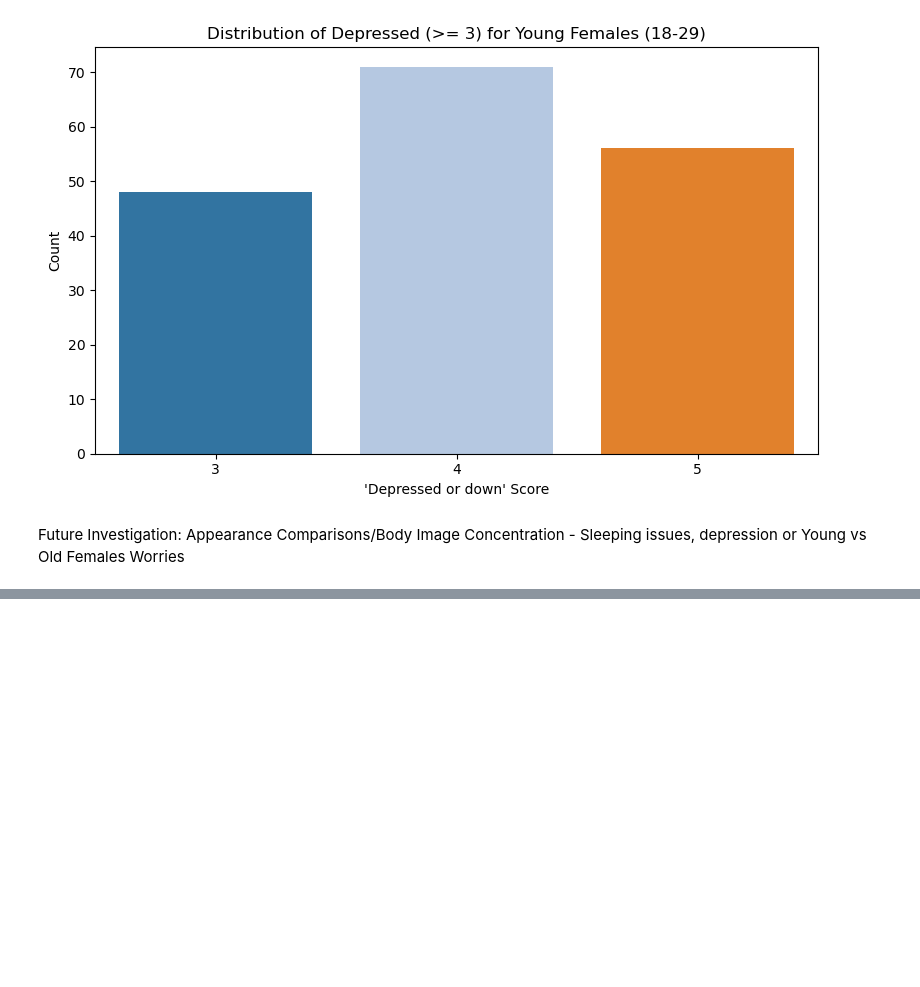
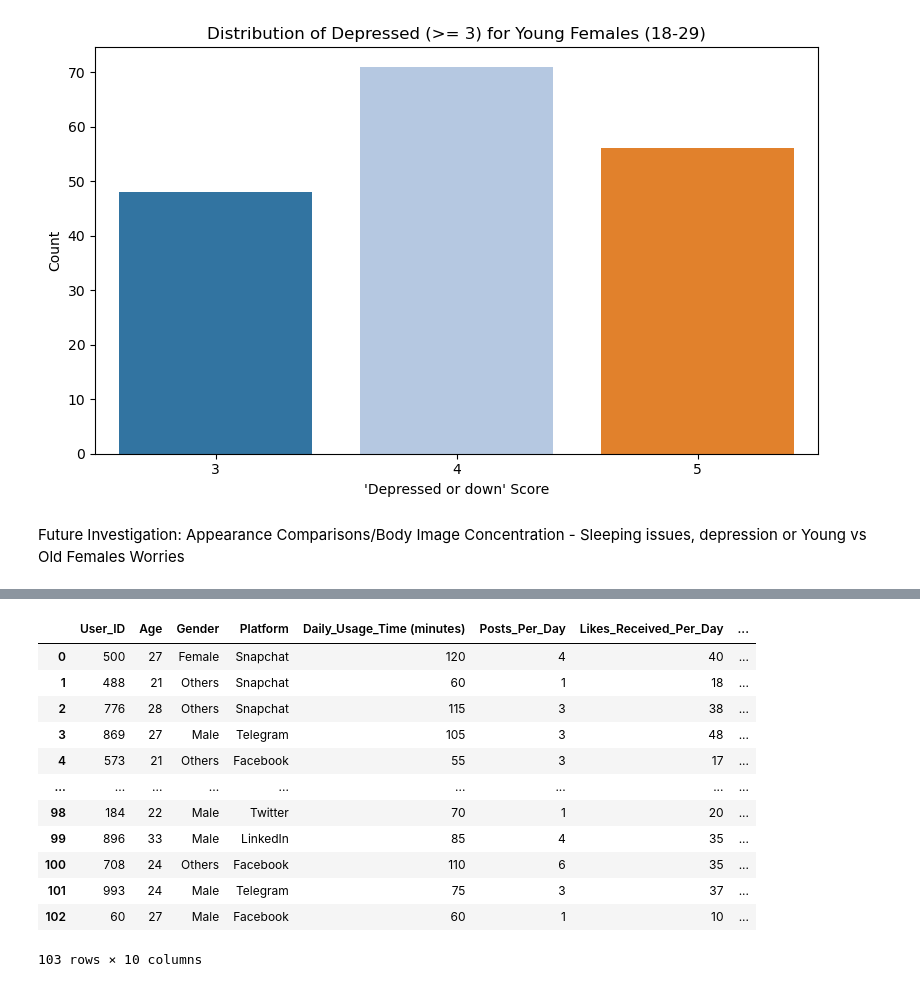
Before and after one commit to ilsecaher/MSDS640-Data-Cleaning, a Jupyter notebook: Social Media Impact.ipynb, the cells around one changed output, grey strips where cells are left out. Saved outputs shown, nothing was run; the diff lists cells and outputs as text; code cells hidden in the pictures; blank space fills up the shorter version.

```diff
--- a/Social Media Impact.ipynb
+++ b/Social Media Impact.ipynb
@@ -527,0 +538,4 @@ Worries
+# %%
+#Import csv file
+df2 = pd.read_csv(r'D:\MSDS\MSDS640\Social Media Impact Study\test.csv')
+df2.head(5)
@@ -527,0 +552,18 @@ Worries
+# %%
+#Replace non-binary to Others
+df2_clean['Gender'] = df2_clean['Gender'].replace({'Non-binary': 'Others'})
+df2_clean
+# %% [output]
+|  | User_ID | Age | Gender | Platform | Daily_Usage_Time (minutes) | Posts_Per_Day | Likes_Received_Per_Day | ... |
+| 0 | 500 | 27 | Female | Snapchat | 120 | 4 | 40 | ... |
+| 1 | 488 | 21 | Others | Snapchat | 60 | 1 | 18 | ... |
+| 2 | 776 | 28 | Others | Snapchat | 115 | 3 | 38 | ... |
+| 3 | 869 | 27 | Male | Telegram | 105 | 3 | 48 | ... |
+| 4 | 573 | 21 | Others | Facebook | 55 | 3 | 17 | ... |
+| ... | ... | ... | ... | ... | ... | ... | ... | ... |
+| 98 | 184 | 22 | Male | Twitter | 70 | 1 | 20 | ... |
+| 99 | 896 | 33 | Male | LinkedIn | 85 | 4 | 35 | ... |
+| 100 | 708 | 24 | Others | Facebook | 110 | 6 | 35 | ... |
+| 101 | 993 | 24 | Male | Telegram | 75 | 3 | 37 | ... |
+| 102 | 60 | 27 | Male | Facebook | 60 | 1 | 10 | ... |
+103 rows × 10 columns
```
Also changed, not shown: parts of 26 cells of this notebook, 2 other files.
